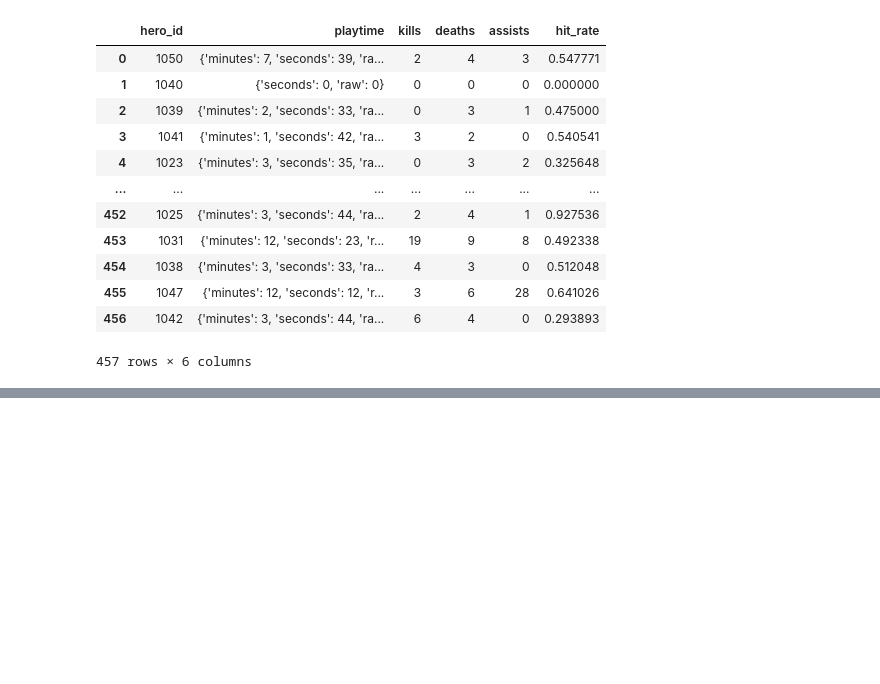
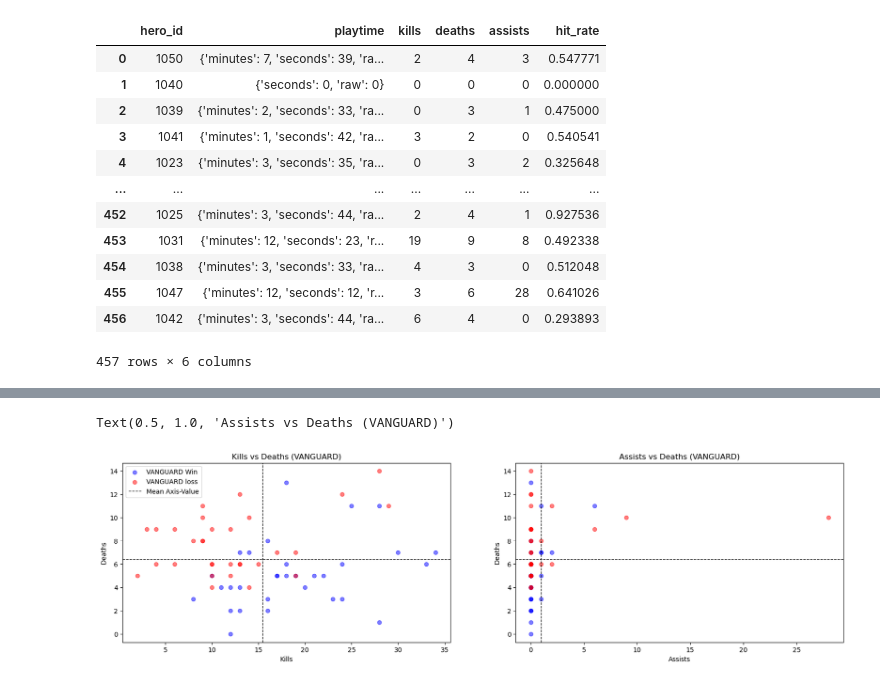
Before and after one commit to Cind3r/Rivals-Data-Analysis, a Jupyter notebook: analysis_2.ipynb, the cells around one changed output, grey strips where cells are left out. Cells and saved outputs as stored; diff of their text form; code cells hidden in the pictures; blank space fills up the shorter version.

```diff
--- a/analysis_2.ipynb
+++ b/analysis_2.ipynb
@@ -76,0 +233,27 @@ display(data_unpacked)
+# %%
+# check kills vs deaths against win/loss
+mean_kills = df_van['kills'].mean()
+mean_deaths = df_van['deaths'].mean()
+mean_assists = df_van['assists'].mean()
+
+fig, axs = plt.subplots(1, 2, figsize=(20, 5))
+
+axs[0].scatter(data=df_van_w, x='kills', y='deaths', alpha=0.5, c='blue')
+axs[0].scatter(data=df_van_l, x='kills', y='deaths', alpha=0.5, c='red')
+axs[0].axhline(mean_deaths, color='black', linestyle='dashed', linewidth=1)
+axs[0].axvline(mean_kills, color='black', linestyle='dashed', linewidth=1)
+axs[0].set_xlabel('Kills')
+axs[0].set_ylabel('Deaths')
+axs[0].set_title('Kills vs Deaths (VANGUARD)')
+axs[0].legend(['VANGUARD Win', 'VANGUARD loss' , 'Mean Axis-Value'])
+
+axs[1].scatter(data=df_van_w, x='assists', y='deaths', alpha=0.5, c='blue')
+axs[1].scatter(data=df_van_l, x='assists', y='deaths', alpha=0.5, c='red')
+axs[1].axhline(mean_deaths, color='black', linestyle='dashed', linewidth=1)
+axs[1].axvline(mean_assists, color='black', linestyle='dashed', linewidth=1)
+axs[1].set_xlabel('Assists')
+axs[1].set_ylabel('Deaths')
+axs[1].set_title('Assists vs Deaths (VANGUARD)')
+# %% [output]
+Text(0.5, 1.0, 'Assists vs Deaths (VANGUARD)')
+[figure, added]
```
Also changed, not shown: parts of 14 cells of this notebook.
